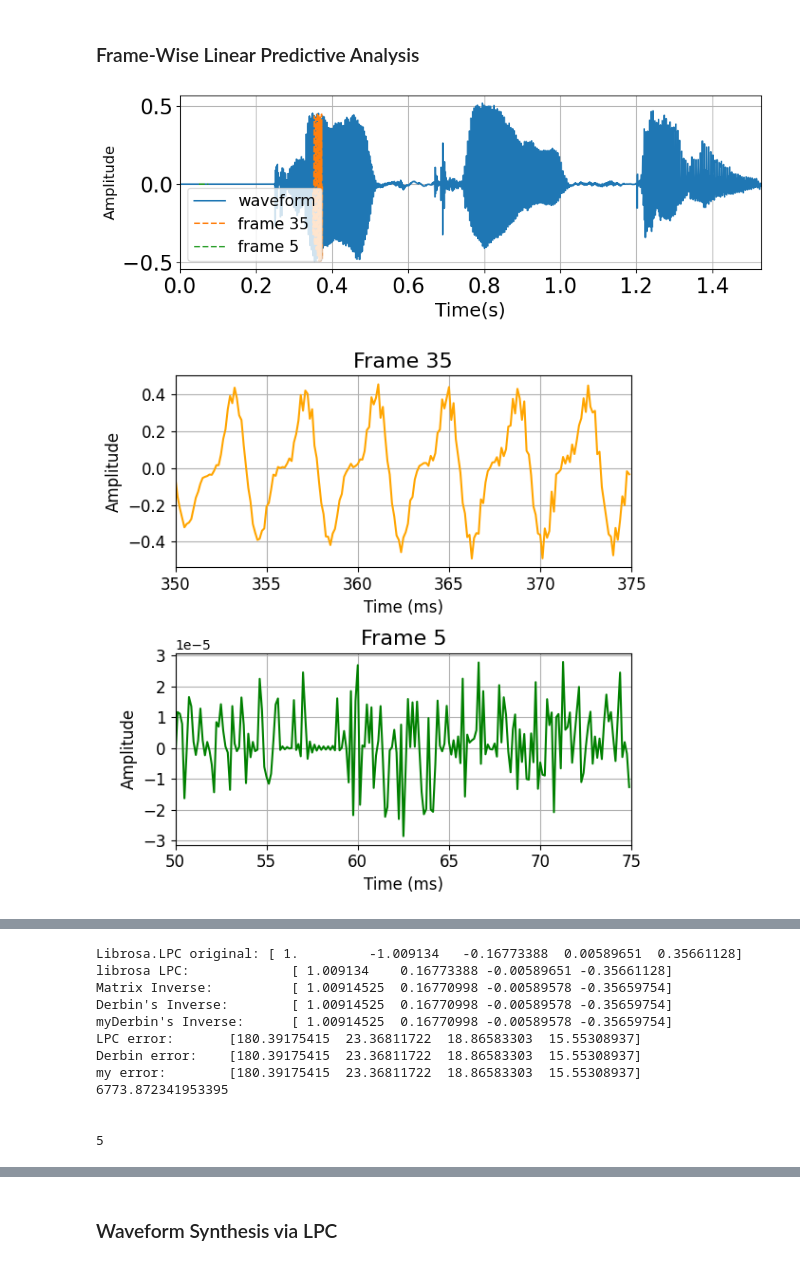
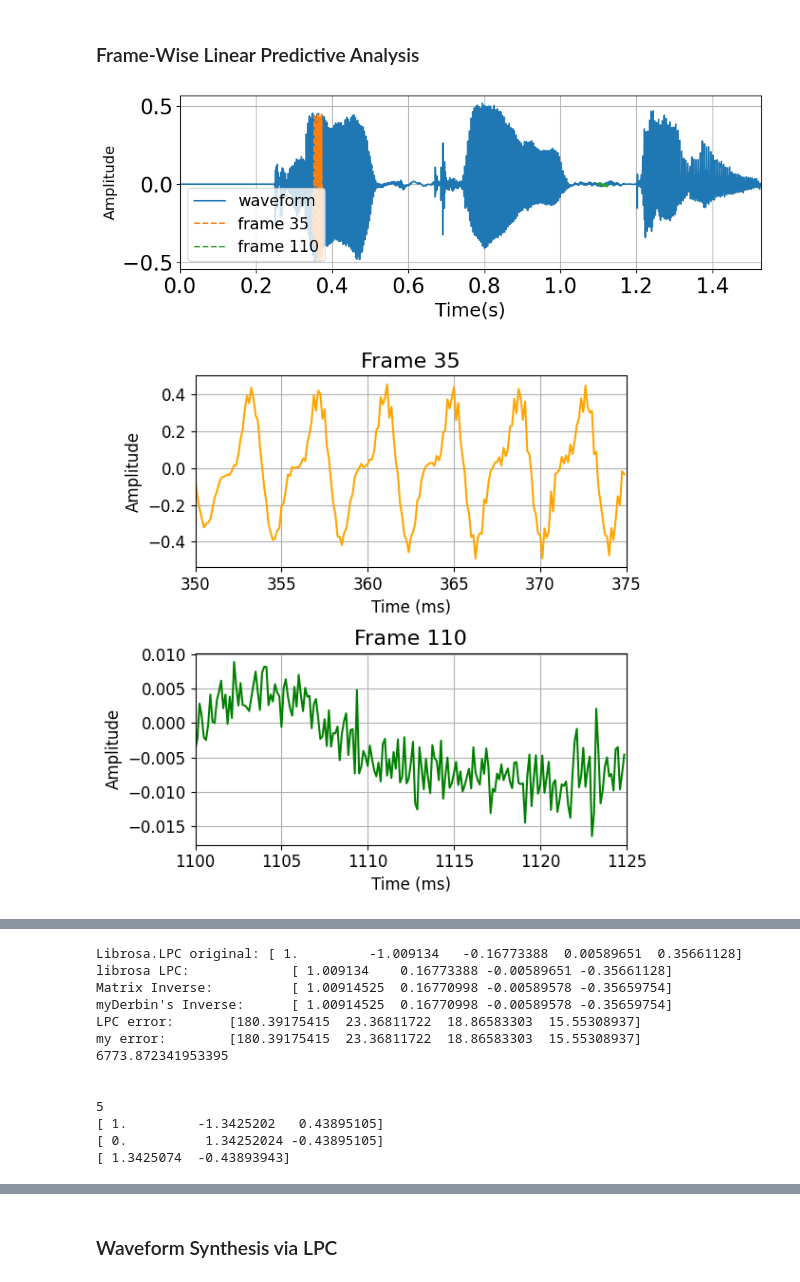
Before and after one commit to woongzip1/SSP, a Jupyter notebook: HW4/lpa.ipynb, the cells around one changed output, grey strips where cells are left out. Saved outputs shown, nothing was run; the diff lists cells and outputs as text; code cells hidden in the pictures.

```diff
--- a/HW4/lpa.ipynb
+++ b/HW4/lpa.ipynb
@@ -20,49 +20,59 @@ from mylpc import *
 ### Frame-Wise Linear Predictive Analysis
 # %%
 y, sr = librosa.load("/home/woongjib/Projects/24-2_SSP/HW3/s5_001_mic1.flac", sr=8000)
-frames = extract_frames(y, sr=8000, win_type='hamming', win_length=200, hop_length=80) # 251 frames
-VisualizeFrames(y, sr, win_length=200, hop_length=80, frame_indices=[35, 5], win_type="rectangular", figsize=(10,3))
-display(Audio(frames[110], rate=sr))
-
-# t = auto_corr(frames[35])
-# plt.plot(t)
+# y, sr = librosa.load("/home/woongjib/Projects/24-2_SSP/HW3/s5_180_mic1.flac", sr=8000)
+# y, sr = librosa.load("/home/woongjib/Projects/24-2_SSP/HW3/sample_crop_16kHz.wav", sr=8000)
+# VisualizeFrames(y, sr, win_length=200, hop_length=80, frame_indices=[5, 25], win_type="rectangular", figsize=(10,3))
+frames = extract_frames(y, sr=8000, win_type='rectangular', win_length=200, hop_length=80) # 251 frames
+VisualizeFrames(y, sr, win_length=200, hop_length=80, frame_indices=[35, 110], win_type="rectangular", figsize=(10,3))
+display(Audio(y, rate=sr))
 # %% [output]
-[figure, old version]
+[figure, new version]
-[figure, old version]
+[figure, new version]
 [interactive output not drawn]
 # %%
 ## LP Analysis in single frame
 for order in [4]:
-    a = librosa.lpc(y, order=order)
+    a = librosa.lpc(y, order=order) # 1 -a1 -a2 -a3 ...
     print("Librosa.LPC original:", a)
 
-    mya, err = LPC(y, order=order) #Matrix Inverse
-    drbina, e1 = ref_derbin(auto_corr(y), order=order) #Derbin's Inverse
+    mya, err = LPC(y, order=order) # Matrix Inverse
+    # drbina, e1 = ref_derbin(auto_corr(y), order=order) #Derbin's Inverse
     mydrbina, e2 = derbin(auto_corr(y), p=order) #Implemented Derbin's Algorithm
 
     print("librosa LPC: \t\t", -1 * a[1:5])
     print("Matrix Inverse: \t", mya[:4])
-    print("Derbin's Inverse: \t", drbina[:4])
+    # print("Derbin's Inverse: \t", drbina[:4])
     print("myDerbin's Inverse: \t", mydrbina[:4])
 
     print("LPC error: \t", err[:4])
-    print("Derbin error: \t", e1[:4])
+    # print("Derbin error: \t", e1[:4])
     print("my error: \t", e2[:4])
 
     print(np.mean(err**2))
     print('\n')
 
     print(len(err))
+
+a = librosa.lpc(y, order=2)
+b = np.hstack([[0], -1 * a[1:]])
+y_hat = scipy.signal.lfilter(b, [1], y) # a1 a2 a3 ...
+
+print(a) # 1 -a2 -a2
+print(b) # a1 a2 a3 ...
+c, _ = LPC(y, order=2)
+print(c)
 # %% [output]
 Librosa.LPC original: [ 1.         -1.009134   -0.16773388  0.00589651  0.35661128]
 librosa LPC:             [ 1.009134    0.16773388 -0.00589651 -0.35661128]
 Matrix Inverse:          [ 1.00914525  0.16770998 -0.00589578 -0.35659754]
-Derbin's Inverse:        [ 1.00914525  0.16770998 -0.00589578 -0.35659754]
 myDerbin's Inverse:      [ 1.00914525  0.16770998 -0.00589578 -0.35659754]
 LPC error:       [180.39175415  23.36811722  18.86583303  15.55308937]
-Derbin error:    [180.39175415  23.36811722  18.86583303  15.55308937]
 my error:        [180.39175415  23.36811722  18.86583303  15.55308937]
 6773.872341953395
 
 
 5
+[ 1.         -1.3425202   0.43895105]
+[ 0.          1.34252024 -0.43895105]
+[ 1.3425074  -0.43893943]
```
Also changed, not shown: parts of 4 cells of this notebook, 4 other files.
